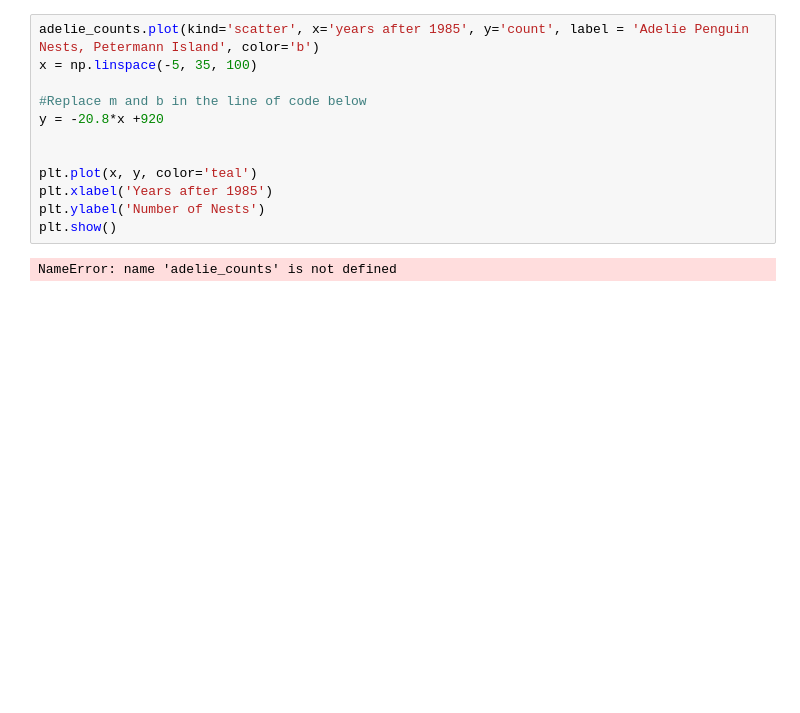
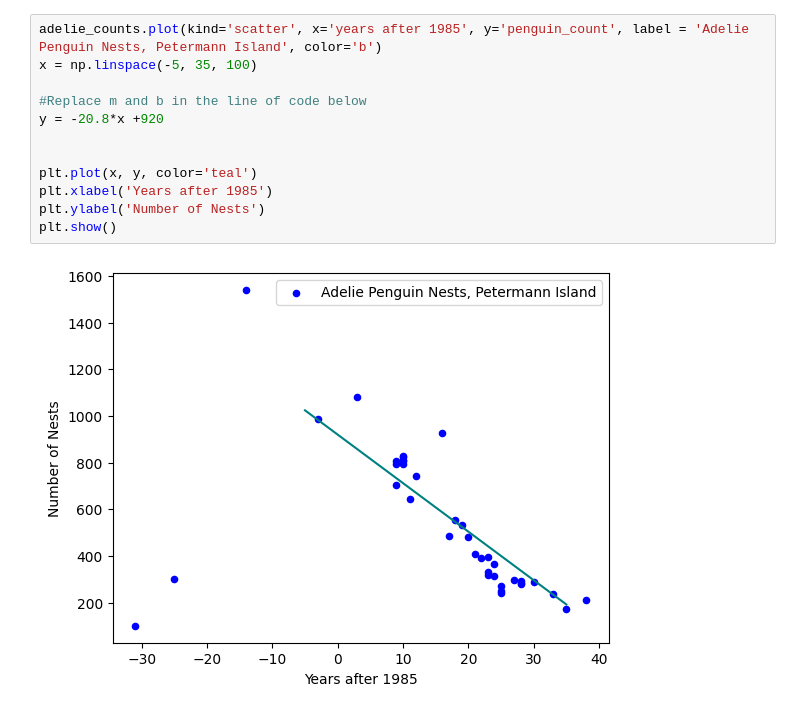
Before and after one commit to shreyaGupta1202/Study_Of_Penguin_Population, a Jupyter notebook: penguins.ipynb, the cells around one changed output. Saved outputs shown, nothing was run; the diff lists cells and outputs as text; blank space fills up the shorter version.

```diff
--- a/penguins.ipynb
+++ b/penguins.ipynb
@@ -87,17 +82,17 @@ plt.show()
 # %%
-adelie_counts.plot(kind='scatter', x='years after 1985', y='count', label = 'Adelie Penguin Nests, Petermann Island', color='b')
+adelie_counts.plot(kind='scatter', x='years after 1985', y='penguin_count', label = 'Adelie Penguin Nests, Petermann Island', color='b')
 x = np.linspace(-5, 35, 100)
 
 #Replace m and b in the line of code below
 y = -20.8*x +920
 
 
 plt.plot(x, y, color='teal')
 plt.xlabel('Years after 1985')
 plt.ylabel('Number of Nests')
 plt.show()
 # %% [output]
-NameError: name 'adelie_counts' is not defined
+[figure, added]
 # %%
 chinstrap_counts
 # %% [output]
```
Also changed, not shown: parts of 13 cells of this notebook, 1 other file.
